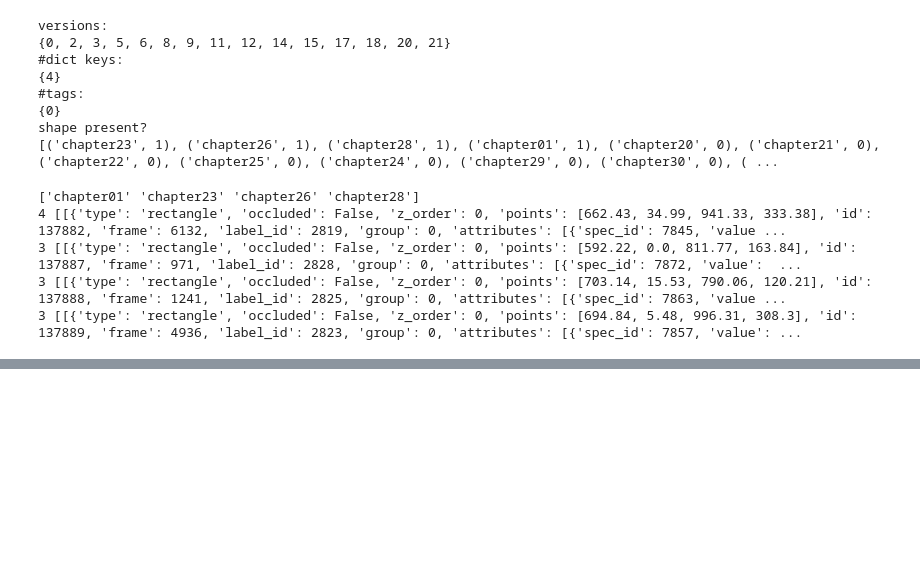
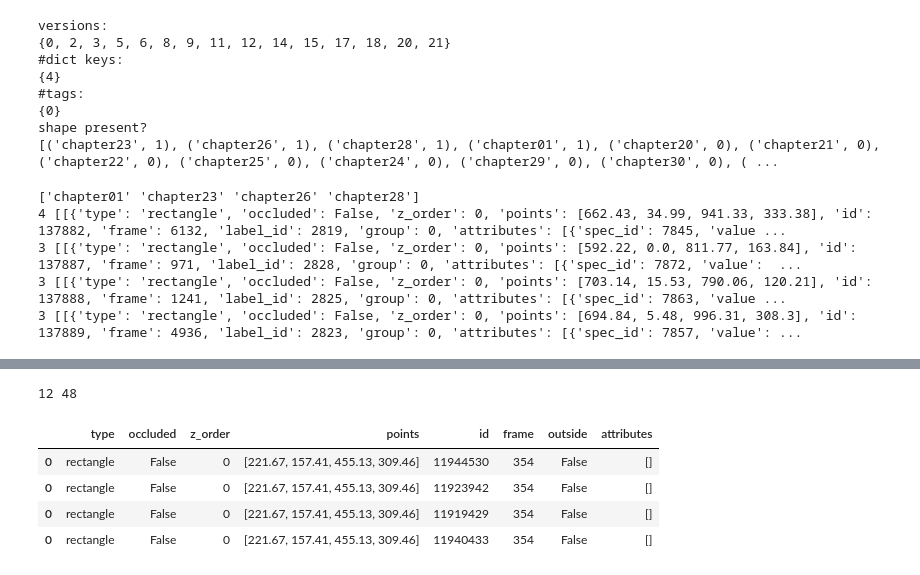
Before and after one commit to SteinwayThor/eeg-features-movies, a Jupyter notebook: EDA_and_Data_Extraction.ipynb, the cells around one changed output, grey strips where cells are left out. Saved outputs shown, nothing was run; the diff lists cells and outputs as text; code cells hidden in the pictures; blank space fills up the shorter version.

```diff
--- a/EDA_and_Data_Extraction.ipynb
+++ b/EDA_and_Data_Extraction.ipynb
@@ -223,3 +283,17 @@ for chapter in ch[[0,22,25,27]]:
+# %%
+shape_df = []
+for row in df[df['label_id'].isin(set(df['label_id'])) & (df['frame'] == min(df['frame']))].shapes:
+  shape_df.append(pd.DataFrame(row))
+shape_df = pd.concat(shape_df)
+print(len(set(shape_df.frame)), len(set(shape_df.id)))
+shape_df[shape_df.frame == min(shape_df.frame)]
+# %% [output]
+12 48
+|  | type | occluded | z_order | points | id | frame | outside | attributes |
+| 0 | rectangle | False | 0 | [221.67, 157.41, 455.13, 309.46] | 11944530 | 354 | False | [] |
+| 0 | rectangle | False | 0 | [221.67, 157.41, 455.13, 309.46] | 11923942 | 354 | False | [] |
+| 0 | rectangle | False | 0 | [221.67, 157.41, 455.13, 309.46] | 11919429 | 354 | False | [] |
+| 0 | rectangle | False | 0 | [221.67, 157.41, 455.13, 309.46] | 11940433 | 354 | False | [] |
 # %%
 f = open(os.path.join(emotion_annotations_f, emotion_annotations[0]))
 data = json.load(f)
```
Also changed, not shown: parts of 7 cells of this notebook.
